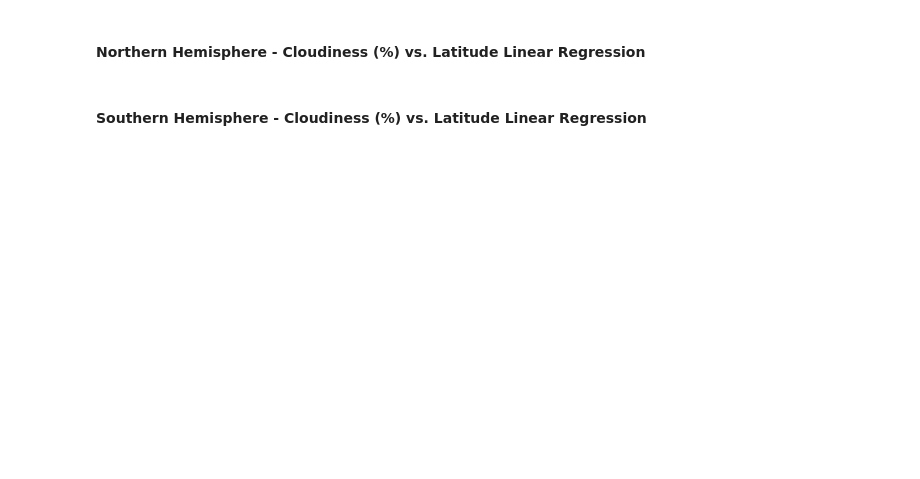
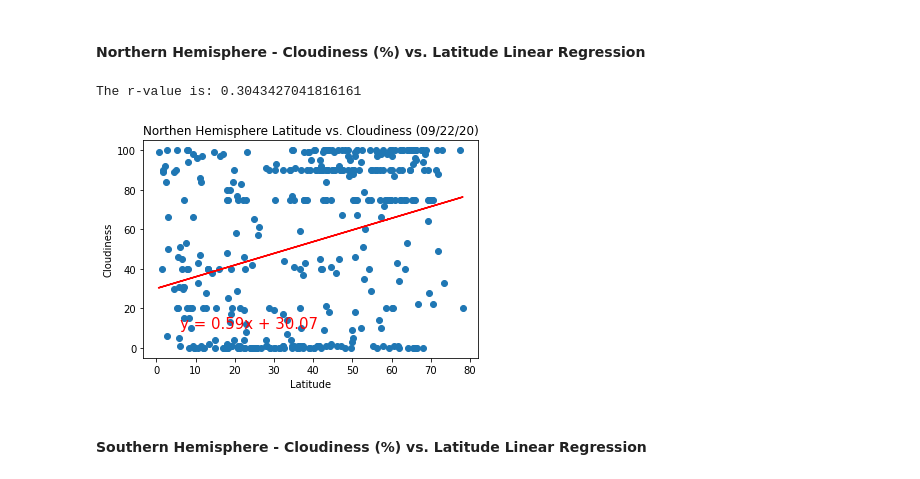
Before and after one commit to MorganTighe/APIsChallenge, a Jupyter notebook: Instructions/starter_code/WeatherPy.ipynb, the cells around one changed output. Saved outputs shown, nothing was run; the diff lists cells and outputs as text; code cells hidden in the pictures; blank space fills up the shorter version.

```diff
--- a/Instructions/starter_code/WeatherPy.ipynb
+++ b/Instructions/starter_code/WeatherPy.ipynb
@@ -236,7 +244,7 @@ plt.show()
 # %%
 # Linear Regression Northern Hemisphere Latitude vs. Temperature
 # Creating Northern and Southern Hemisphere DataFrames. the latitude of the equator is 0. so
-North_df = weathedf.loc[weatherdf["Lat"]>0]
+North_df = weatherdf.loc[weatherdf["Lat"]>0]
 South_df = weatherdf.loc[weatherdf["Lat"]<0]
 # %% [markdown]
 ####  Northern Hemisphere - Max Temp vs. Latitude Linear Regression
@@ -317,4 +337,24 @@ plt.show()
 # %% [markdown]
 ####  Northern Hemisphere - Cloudiness (%) vs. Latitude Linear Regression
+# %%
+x= North_df['Lat']
+y = North_df['Cloudiness']
+
+(slope, intercept, rvalue, pvalue, stderr) = linregress(x, y)
+regress_values = x * slope + intercept
+line_eq = "y = " + str(round(slope,2)) + "x + " + str(round(intercept,2))
+plt.scatter(x, y)
+plt.plot(x,regress_values,"r-")
+plt.annotate(line_eq,(6,10),fontsize=15,color="red")
+
+plt.savefig("../output_data/fig9.png")
+plt.title("Northen Hemisphere Latitude vs. Cloudiness (09/22/20)")
+plt.xlabel("Latitude")
+plt.ylabel("Cloudiness")
+print(f"The r-value is: {rvalue}")
+plt.show()
+# %% [output]
+The r-value is: 0.3043427041816161
+[figure, added]
 # %% [markdown]
 ####  Southern Hemisphere - Cloudiness (%) vs. Latitude Linear Regression
```
Also changed, not shown: parts of 10 cells of this notebook, 11 other files.
